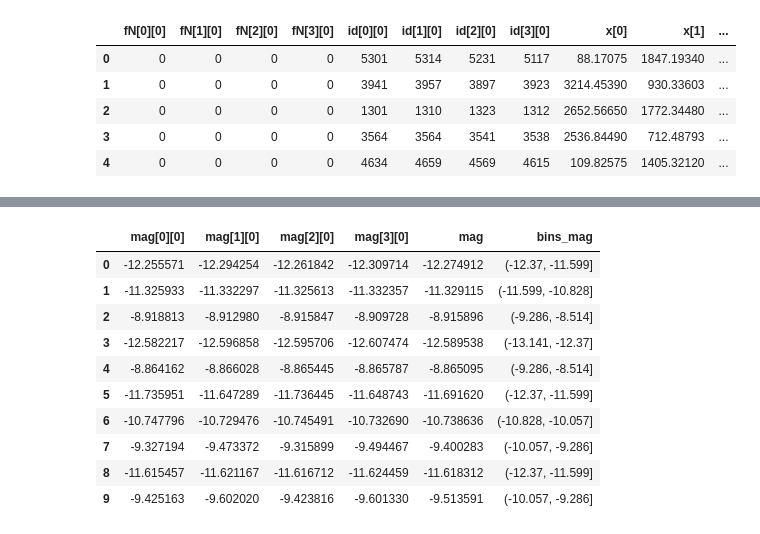
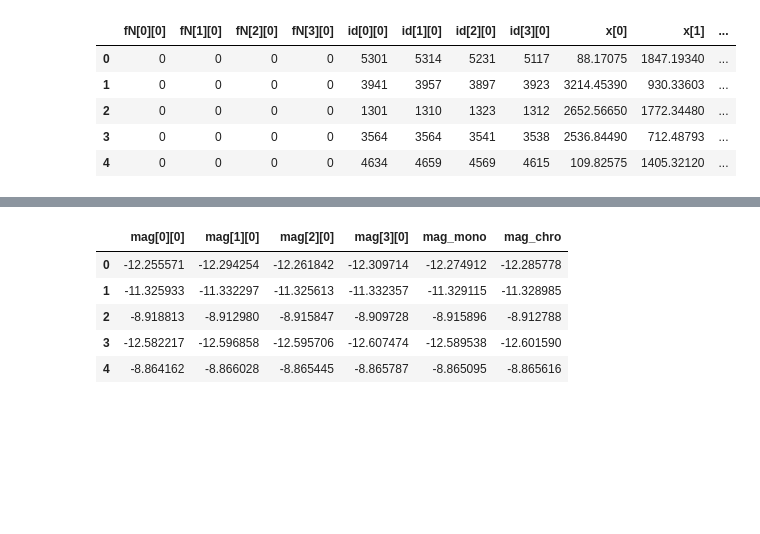
Before and after one commit to bpRsh/2019_shear_analysis_after_dmstack, a Jupyter notebook: Dec_2019/Dec_05/a02_g_sq_mean_for_magnitude_bins.ipynb, the cells around one changed output, grey strips where cells are left out. Drawn from its saved outputs; the diff is of its cells as text; code cells hidden in the pictures; blank space fills up the shorter version.

```diff
--- a/Dec_2019/Dec_05/a02_g_sq_mean_for_magnitude_bins.ipynb
+++ b/Dec_2019/Dec_05/a02_g_sq_mean_for_magnitude_bins.ipynb
@@ -154,4 +154,7 @@ df.head()
 # %%
-df['mag'] = (df['mag[0][0]'] + df['mag[1][0]'] ) / 2
-df.iloc[:2,-5:]
+df['mag_mono'] = (df['mag[0][0]'] + df['mag[1][0]'] ) / 2
+df['mag_chro'] = (df['mag[2][0]'] + df['mag[3][0]'] ) / 2
+
+
+pd.concat( [df['mag_mono'].describe(), df['mag_chro'].describe()], axis=1)
 # %% [output]
@@ -173,14 +170,9 @@ Name: mag, dtype: float64
 # %%
-df.filter(regex='mag',axis=1).head(10)
+df.filter(regex='mag',axis=1).head()
 # %% [output]
-|  | mag[0][0] | mag[1][0] | mag[2][0] | mag[3][0] | mag | bins_mag |
-| 0 | -12.255571 | -12.294254 | -12.261842 | -12.309714 | -12.274912 | (-12.37, -11.599] |
-| 1 | -11.325933 | -11.332297 | -11.325613 | -11.332357 | -11.329115 | (-11.599, -10.828] |
-| 2 | -8.918813 | -8.912980 | -8.915847 | -8.909728 | -8.915896 | (-9.286, -8.514] |
-| 3 | -12.582217 | -12.596858 | -12.595706 | -12.607474 | -12.589538 | (-13.141, -12.37] |
-| 4 | -8.864162 | -8.866028 | -8.865445 | -8.865787 | -8.865095 | (-9.286, -8.514] |
-| 5 | -11.735951 | -11.647289 | -11.736445 | -11.648743 | -11.691620 | (-12.37, -11.599] |
-| 6 | -10.747796 | -10.729476 | -10.745491 | -10.732690 | -10.738636 | (-10.828, -10.057] |
-| 7 | -9.327194 | -9.473372 | -9.315899 | -9.494467 | -9.400283 | (-10.057, -9.286] |
-| 8 | -11.615457 | -11.621167 | -11.616712 | -11.624459 | -11.618312 | (-12.37, -11.599] |
-| 9 | -9.425163 | -9.602020 | -9.423816 | -9.601330 | -9.513591 | (-10.057, -9.286] |
+|  | mag[0][0] | mag[1][0] | mag[2][0] | mag[3][0] | mag_mono | mag_chro |
+| 0 | -12.255571 | -12.294254 | -12.261842 | -12.309714 | -12.274912 | -12.285778 |
+| 1 | -11.325933 | -11.332297 | -11.325613 | -11.332357 | -11.329115 | -11.328985 |
+| 2 | -8.918813 | -8.912980 | -8.915847 | -8.909728 | -8.915896 | -8.912788 |
+| 3 | -12.582217 | -12.596858 | -12.595706 | -12.607474 | -12.589538 | -12.601590 |
+| 4 | -8.864162 | -8.866028 | -8.865445 | -8.865787 | -8.865095 | -8.865616 |
```
Also changed, not shown: parts of 19 cells of this notebook.
